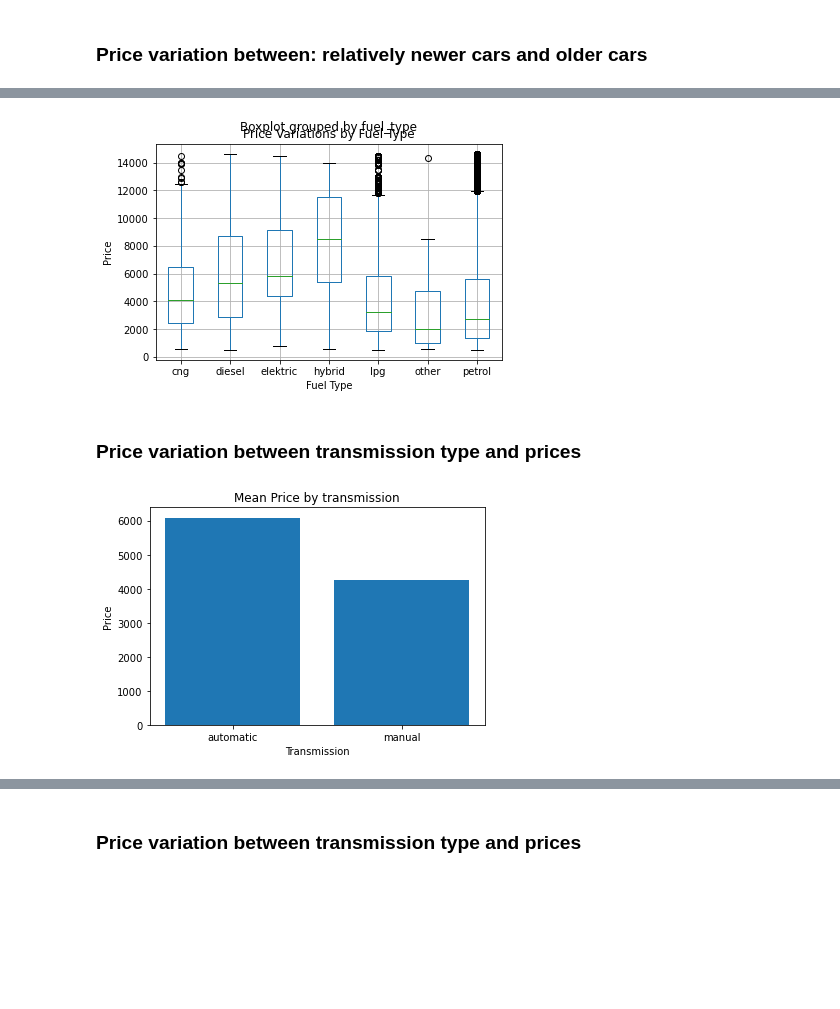
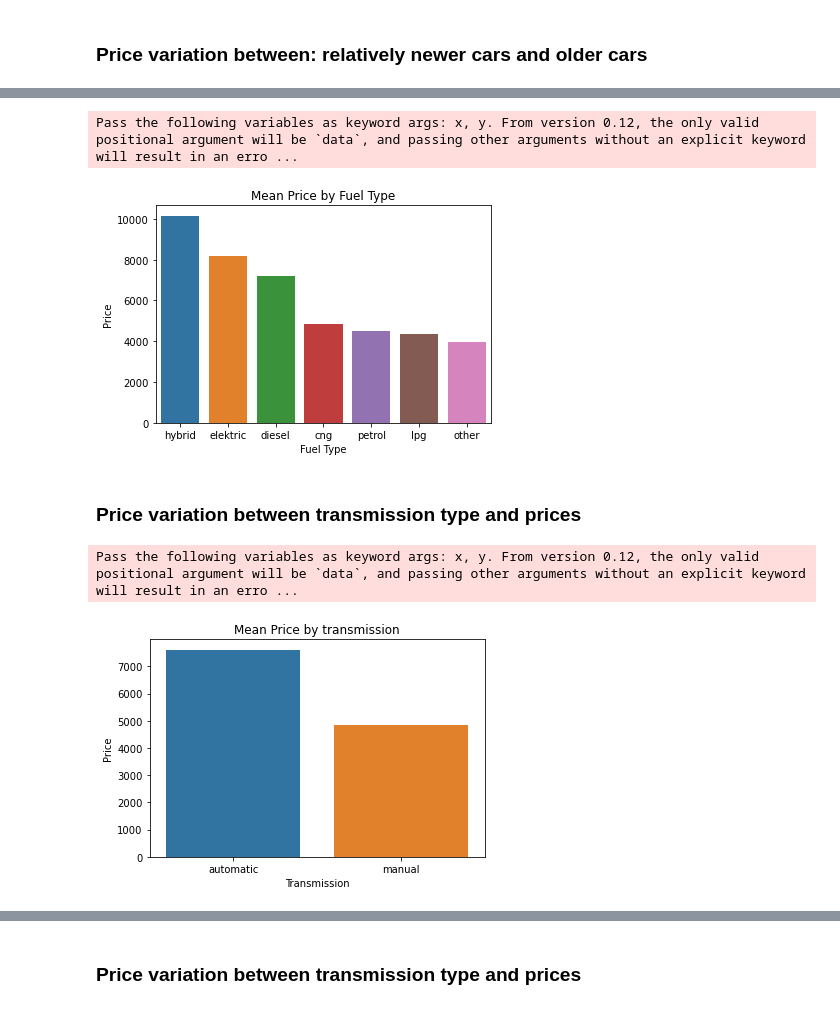
Before and after one commit to ronoevan/Mid-term-Project, a Jupyter notebook: EvansFestus_Mid_Term_Project.ipynb, the cells around one changed output, grey strips where cells are left out. Cells and saved outputs as stored; diff of their text form; code cells hidden in the pictures; blank space fills up the shorter version.

```diff
--- a/EvansFestus_Mid_Term_Project.ipynb
+++ b/EvansFestus_Mid_Term_Project.ipynb
@@ -544,0 +817,10 @@ sns.histplot(df["year_registration"])
+# %%
+#Price_eur
+df["z_score_pr"]= stats.zscore(df["price_eur"])
+df1 =df.loc[df["z_score_pr"].abs()<=2]
+def plot_boxplot(df1, ft):
+    df1.boxplot(column=[ft])
+    plt.grid(False)
+    plt.show()
+plot_boxplot(df1,"price_eur")
+df1["price_eur"].min(), df1["price_eur"].max(), df1.shape
@@ -569,8 +905,8 @@ sns.histplot(df["price_eur"])
 # %%
 #The best upper threshold =14666, lower = we choose 500
-df=df[df["price_eur"]<14666]
+df=df[df["price_eur"]<20000]
 df=df[df["price_eur"]>500]
-sns.boxplot(df2['price_eur'])
+sns.boxplot(df['price_eur'])
 
 df["price_eur"].min(), df["price_eur"].max(), df.shape
 # %% [output]
@@ -599,0 +1044,5 @@ df.to_csv("car_cleaned.csv", index=False)
+# %%
+#age_group<2018>2003=newer
+df['age_group']=np.where((df['year_registration']>2003),"newer","older")
+
+df
@@ -728,37 +1263,39 @@ array(['petrol', 'diesel', 'lpg', 'elektric', 'cng', 'other', 'hybrid'],
 # %%
-df.boxplot(column='price_eur', by='fuel_type')
+#df.boxplot(column='price_eur', by='fuel_type')
 
 # set the chart title and axis labels
-plt.title('Price Variations by Fuel Type')
-plt.xlabel('Fuel Type')
-plt.ylabel('Price')
+#plt.title('Price Variations by Fuel Type')
+#plt.xlabel('Fuel Type')
+#plt.ylabel('Price')
+
+# display the chart
+#plt.show()
+
+
+mean_prices = df.groupby('fuel_type')['price_eur'].mean().sort_values(ascending=False)
+
+# create a bar chart of the mean prices for each fuel type
+#plt.bar(mean_prices.index, mean_prices.values)
+sns.barplot(mean_prices.index, mean_prices.values)
+
+# set the chart title and axis labels
+plt.title("Mean Price by Fuel Type")
+plt.xlabel("Fuel Type")
+plt.ylabel("Price")
 
 # display the chart
 plt.show()
-
-
-#mean_prices = df.groupby('fuel_type')['price_eur'].mean()
-
-# create a bar chart of the mean prices for each fuel type
-#plt.bar(mean_prices.index, mean_prices.values)
-
-# set the chart title and axis labels
-#plt.title("Mean Price by Fuel Type")
-#plt.xlabel("Fuel Type")
-#plt.ylabel("Price")
-
-# display the chart
-#plt.show()
 # %% [output]
+Pass the following variables as keyword args: x, y. From version 0.12, the only valid positional argument will be `data`, and passing other arguments without an explicit keyword will result in an erro ...
-[figure, old version]
+[figure, new version]
 # %% [markdown]
 ### Price variation between transmission type and prices
 # %%
 mean_prices = df.groupby('transmission')['price_eur'].mean()
 
 # create a bar chart of the mean prices for each fuel type
-plt.bar(mean_prices.index, mean_prices.values)
-
+#plt.bar(mean_prices.index, mean_prices.values)
+sns.barplot(mean_prices.index, mean_prices.values)
 # set the chart title and axis labels
 plt.title("Mean Price by transmission")
 plt.xlabel("Transmission")
@@ -767,6 +1304,7 @@ plt.ylabel("Price")
 # display the chart
 plt.show()
 # %% [output]
+Pass the following variables as keyword args: x, y. From version 0.12, the only valid positional argument will be `data`, and passing other arguments without an explicit keyword will result in an erro ...
-[figure, old version]
+[figure, new version]
 # %%
 df.columns
```
Also changed, not shown: parts of 125 cells of this notebook.
